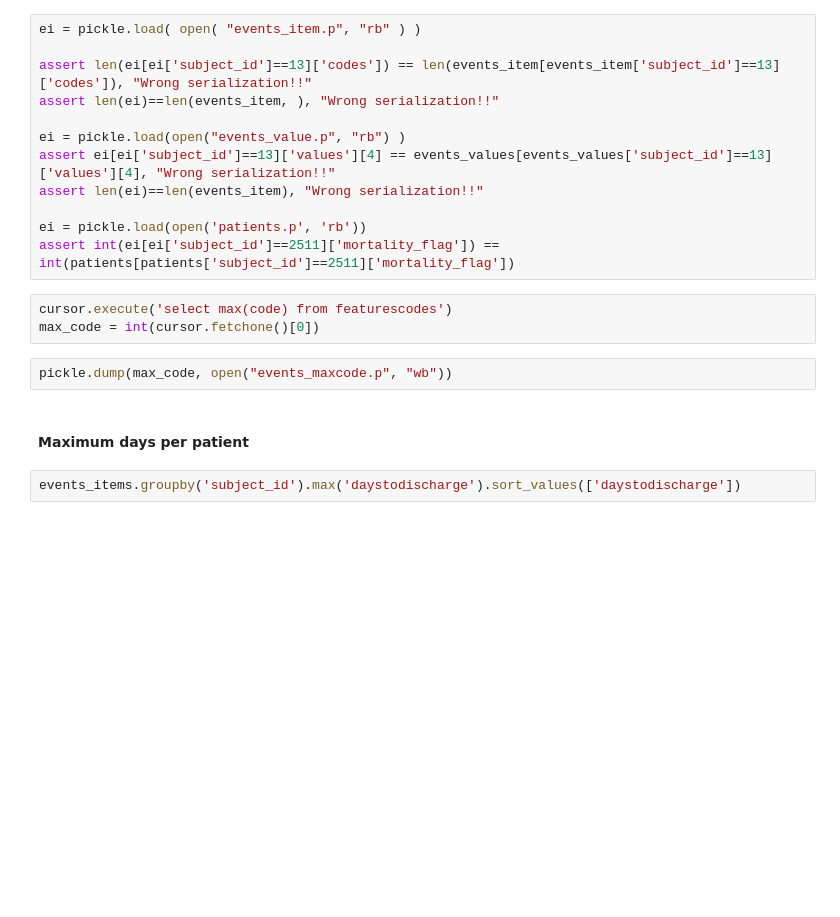
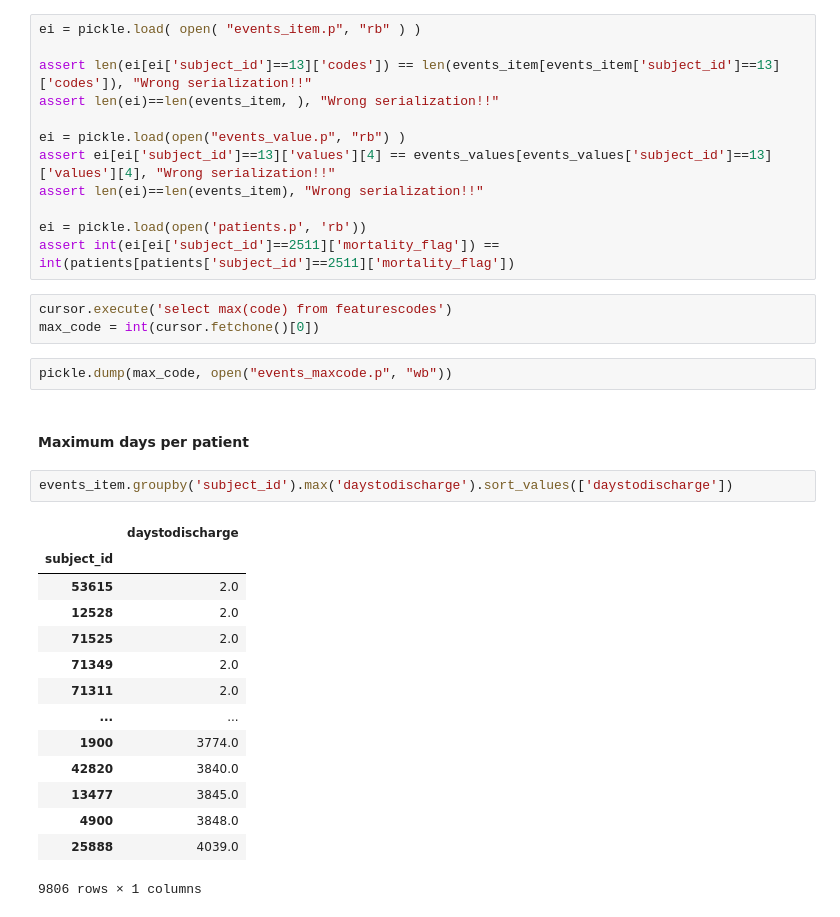
Before and after one commit to fnoya/dlh-project, a Jupyter notebook: events.ipynb, the cells around one changed output. Drawn from its saved outputs; the diff is of its cells as text; blank space fills up the shorter version.

Commit message:
Full patients in events

```diff
--- a/events.ipynb
+++ b/events.ipynb
@@ -321,4 +326,19 @@ pickle.dump(max_code, open("events_maxcode.p", "wb"))
 # %% [markdown]
 #### Maximum days per patient
 # %%
-events_items.groupby('subject_id').max('daystodischarge').sort_values(['daystodischarge'])
+events_item.groupby('subject_id').max('daystodischarge').sort_values(['daystodischarge'])
+# %% [output]
+|  | daystodischarge |
+| subject_id |  |
+| 53615 | 2.0 |
+| 12528 | 2.0 |
+| 71525 | 2.0 |
+| 71349 | 2.0 |
+| 71311 | 2.0 |
+| ... | ... |
+| 1900 | 3774.0 |
+| 42820 | 3840.0 |
+| 13477 | 3845.0 |
+| 4900 | 3848.0 |
+| 25888 | 4039.0 |
+9806 rows × 1 columns
```
Also changed, not shown: parts of 8 cells of this notebook, 5 other files.
